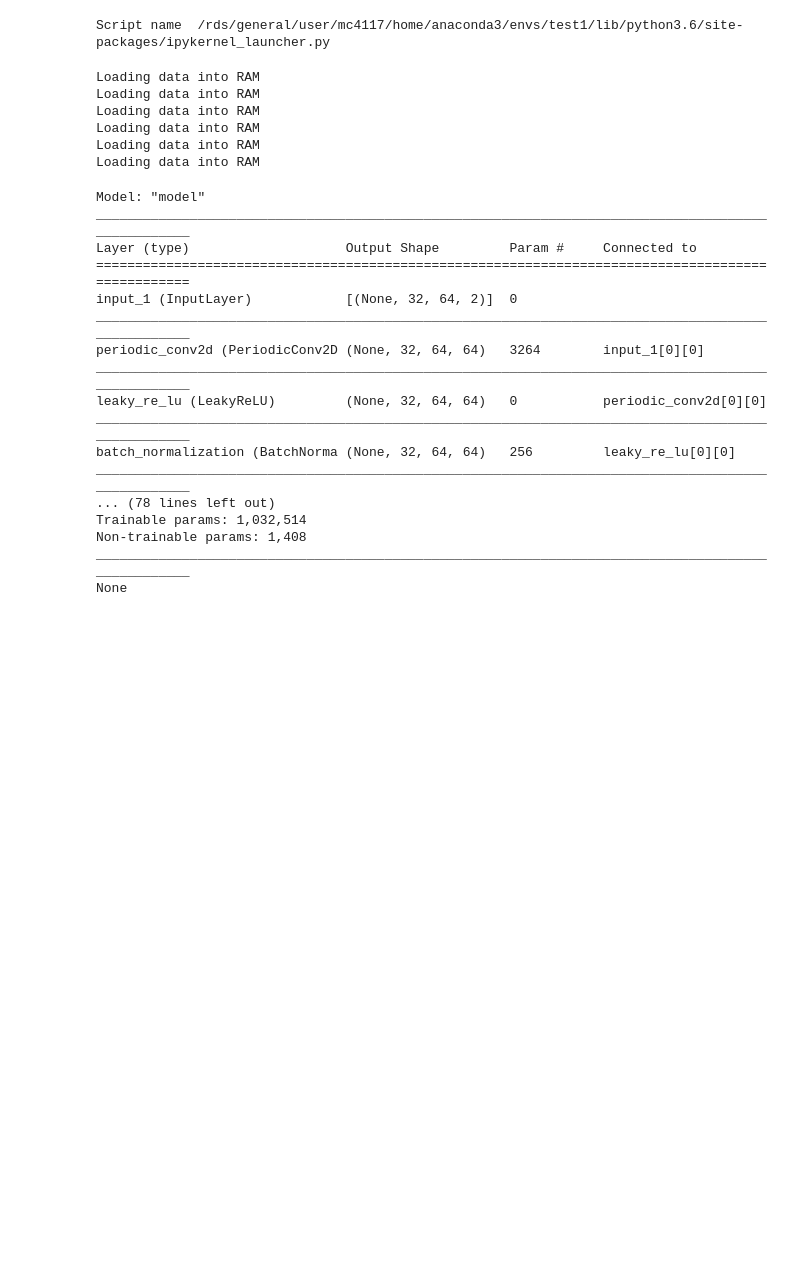
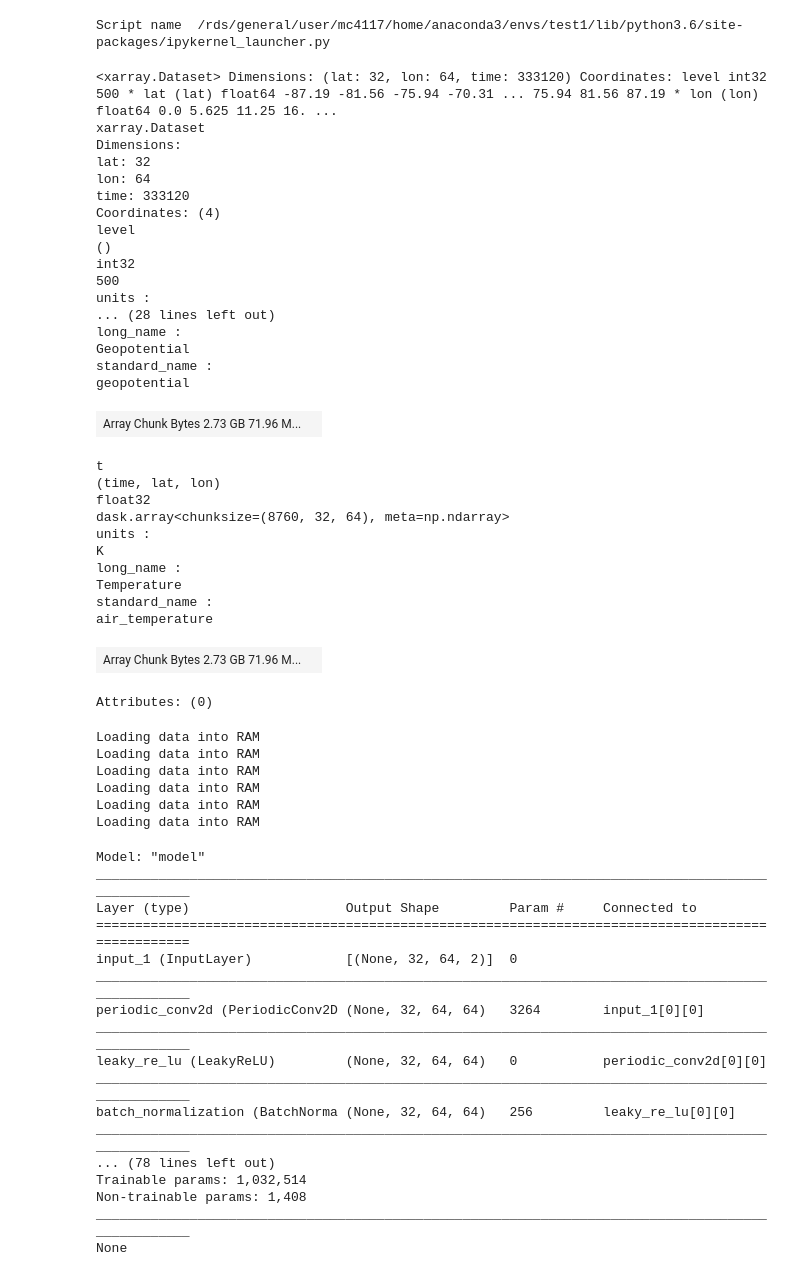
Before and after one commit to mc4117/ResNet_Weather, a Jupyter notebook: neural_notebooks/categorical/categorical.ipynb, the cells around one changed output. Drawn from its saved outputs; the diff is of its cells as text; code cells hidden in the pictures; blank space fills up the shorter version.

```diff
--- a/neural_notebooks/categorical/categorical.ipynb
+++ b/neural_notebooks/categorical/categorical.ipynb
@@ -41,6 +41,39 @@ ds = xr.merge(datasets)
 # In this notebook let's only load a subset of the training data
 ds_train = ds.sel(time=slice('1979', '2016'))
 ds_test = ds.sel(time=slice('2017', '2018'))
+# %%
+ds_train
+# %% [output]
+<xarray.Dataset> Dimensions: (lat: 32, lon: 64, time: 333120) Coordinates: level int32 500 * lat (lat) float64 -87.19 -81.56 -75.94 -70.31 ... 75.94 81.56 87.19 * lon (lon) float64 0.0 5.625 11.25 16. ...
+xarray.Dataset
+Dimensions:
+lat: 32
+lon: 64
+time: 333120
+Coordinates: (4)
+level
+()
+int32
+500
+units :
+... (28 lines left out)
+long_name :
+Geopotential
+standard_name :
+geopotential
+| Array Chunk Bytes 2.73 GB 71.96 M... |  |
+t
+(time, lat, lon)
+float32
+dask.array<chunksize=(8760, 32, 64), meta=np.ndarray>
+units :
+K
+long_name :
+Temperature
+standard_name :
+air_temperature
+| Array Chunk Bytes 2.73 GB 71.96 M... |  |
+Attributes: (0)
 # %%
 class DataGenerator(keras.utils.Sequence):
     def __init__(self, ds, var_dict, lead_time, batch_size=32, shuffle=True, load=True, mean=None, std=None, bins_z = None, bins_t = None):
```
Also changed, not shown: 45 other files.
